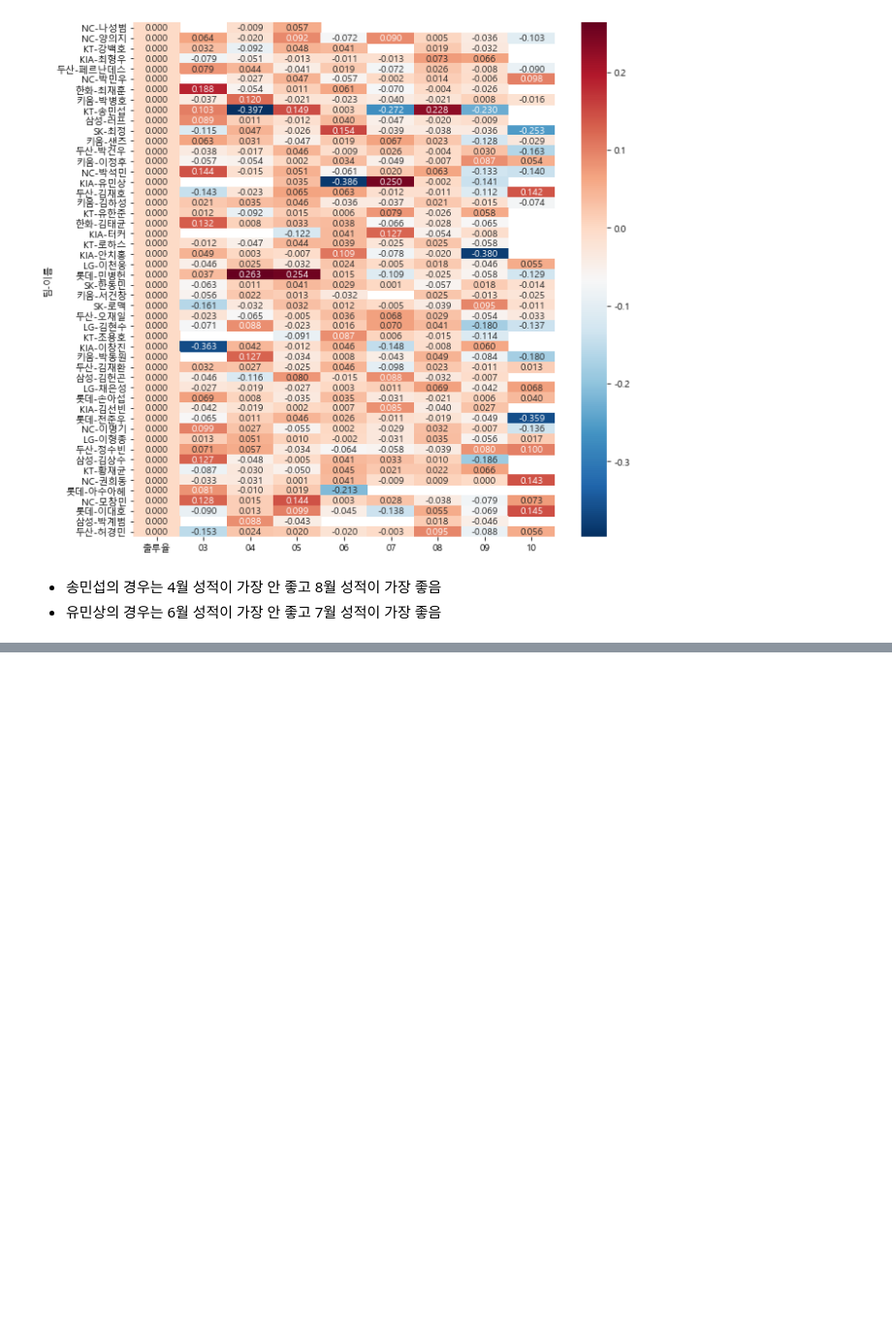
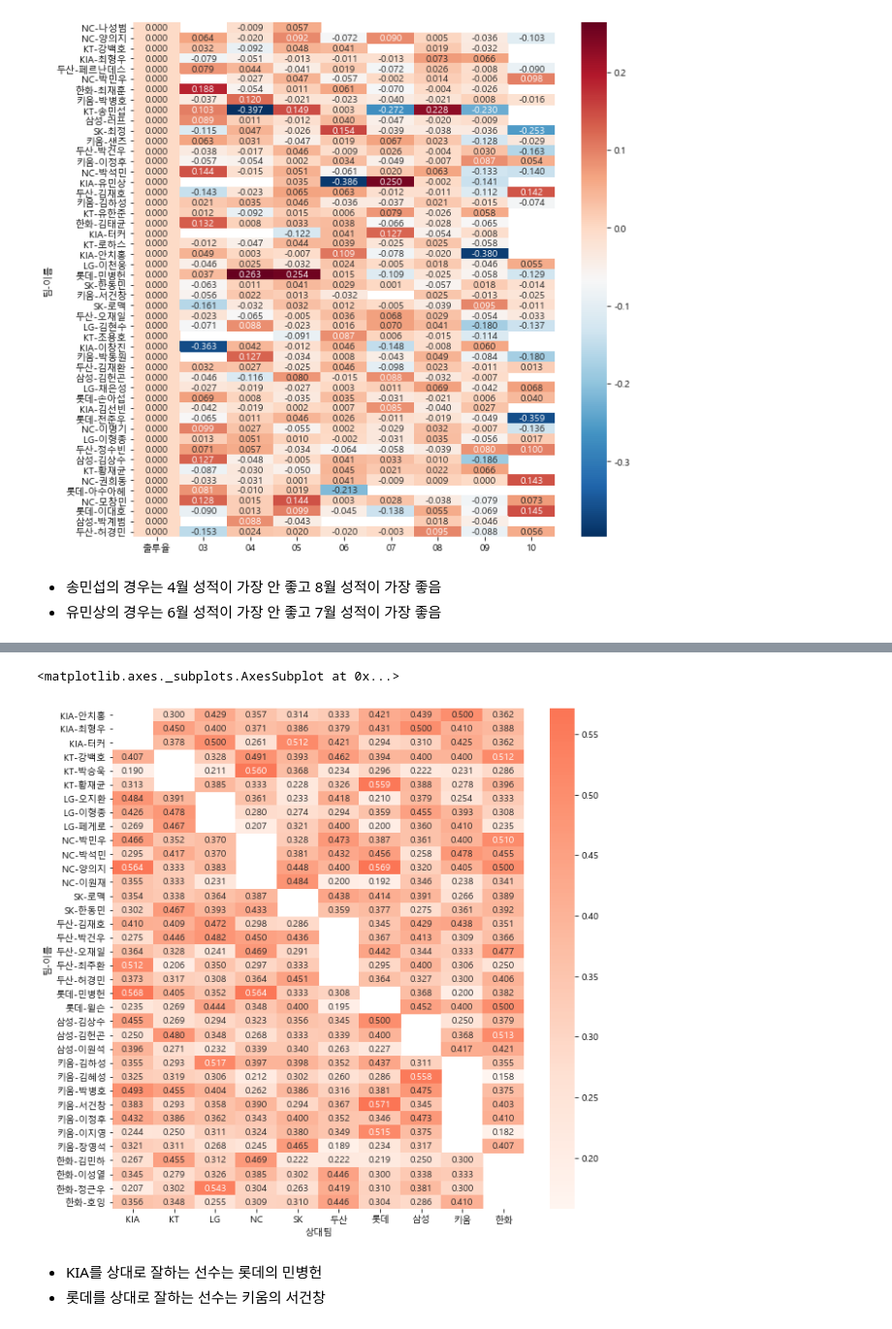
Before and after one commit to psuny1116/Project_by_lecture, a Jupyter notebook: Baseball analysis.ipynb, the cells around one changed output, grey strips where cells are left out. Shown at 97% size. Saved outputs shown, nothing was run; the diff lists cells and outputs as text; code cells hidden in the pictures; blank space fills up the shorter version.

```diff
--- a/Baseball analysis.ipynb
+++ b/Baseball analysis.ipynb
@@ -572,0 +802,14 @@ sns.heatmap(data = df_selected.head(50), annot = True, fmt = '.3f', cmap = 'RdBu
+# %%
+# center = 0.6으로 하면 0.4로 했을 때보다 빨간색으로 표시되는 부분이 적어짐
+
+# 그림 사이즈 지정
+
+fig, ax = plt.subplots(figsize = (10, 10))
+
+sns.heatmap(data = top_pivot, annot = True, fmt = '.3f', cmap = 'Reds', center = 0.6)
+# %% [output]
+<matplotlib.axes._subplots.AxesSubplot at 0x...>
+[figure, added]
+# %% [markdown]
+* KIA를 상대로 잘하는 선수는 롯데의 민병헌
+* 롯데를 상대로 잘하는 선수는 키움의 서건창
```
Also changed, not shown: parts of 18 cells of this notebook.
